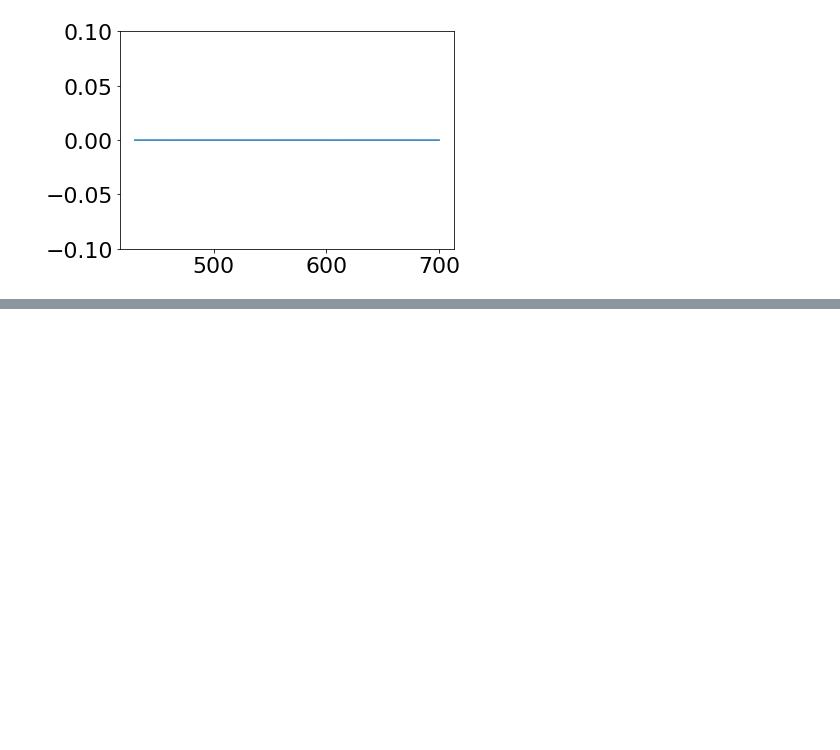
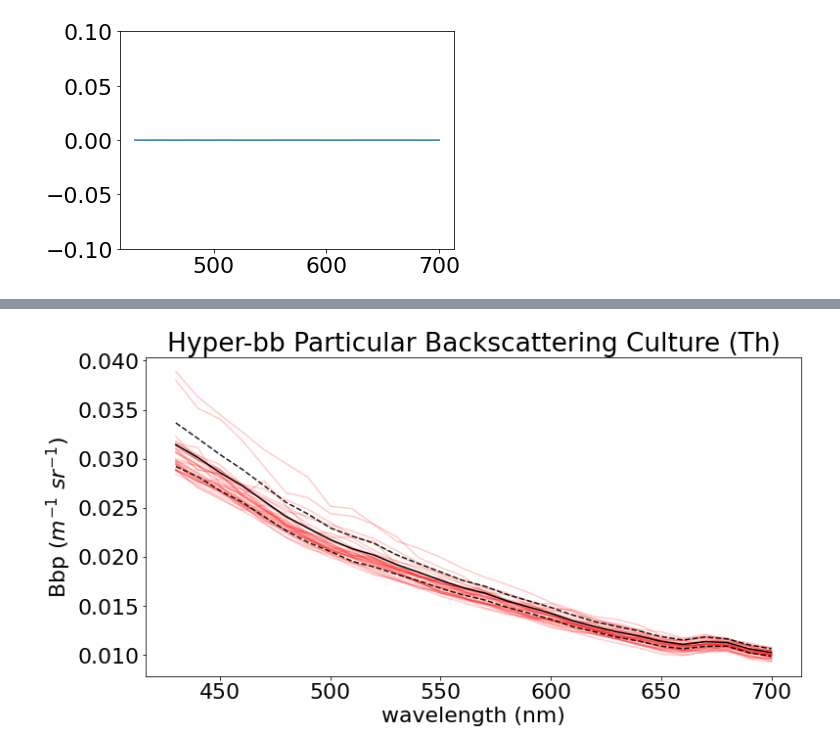
Before and after one commit to patrickcgray/oceanoptics2021, a Jupyter notebook: hyperbb_process.ipynb, the cells around one changed output, grey strips where cells are left out. Cells and saved outputs as stored; diff of their text form; code cells hidden in the pictures; blank space fills up the shorter version.

```diff
--- a/hyperbb_process.ipynb
+++ b/hyperbb_process.ipynb
@@ -117,0 +83,40 @@ Text(0.5, 0, 'wavelength (nm)')
+# %%
+beta_sw = np.genfromtxt('data/betasw_hyperbb.csv', delimiter=',')
+
+# note no correction factor here
+b_theta = sample_med_bbspec - water_zero_med_bbspec
+# correction based on 20.4 C, 31 ppt and some matlab code
+b_theta_p = b_theta - beta_sw
+
+# not correcting for abs or scat from ACS at the moment
+L = .0391 #(m)
+bp_corr = b_theta_p * math.e**(L*(interp_acs_a+.4*interp_acs_b))
+
+# convert particulate VSF to particulate Bb
+
+bbp = 2*math.pi * 1.16 * bp_corr
+# %%
+fig, ax = plt.subplots(figsize=(12,6))
+
+
+for i in range(35):
+    ax.plot(sample_wl, 2*math.pi * 1.16 * (sample_full_bbspec[i]- beta_sw), c='red', alpha=0.2)
+
+ax.plot(sample_wl, bbp, c='black')
+ax.plot(sample_wl, bbp+2*math.pi * 1.16 *sample_std_bbspec, c='black', linestyle='--', alpha=0.9)
+ax.plot(sample_wl, bbp-2*math.pi * 1.16 *sample_std_bbspec, c='black', linestyle='--', alpha=0.9)
+
+ax.set_title('Hyper-bb Particular Backscattering Culture (Th)')
+#ax.set_ylim(0,0.005)
+
+ax.set_ylabel('Bbp ($m^{−1}$ $sr^{−1}$)')
+ax.set_xlabel('wavelength (nm)')
+
+# ax.plot(air_zero_med_bbspec)
+# ax.plot(air_zero_med_bbspec+air_zero_std_bbspec)
+# ax.plot(air_zero_med_bbspec-air_zero_std_bbspec)
+#plt.ylim(-0.1,0.1)
+
+fig.savefig('hyperbb_culture_tha.png')
+# %% [output]
+[figure, added]
```
Also changed, not shown: parts of 24 cells of this notebook, 2 other files.
